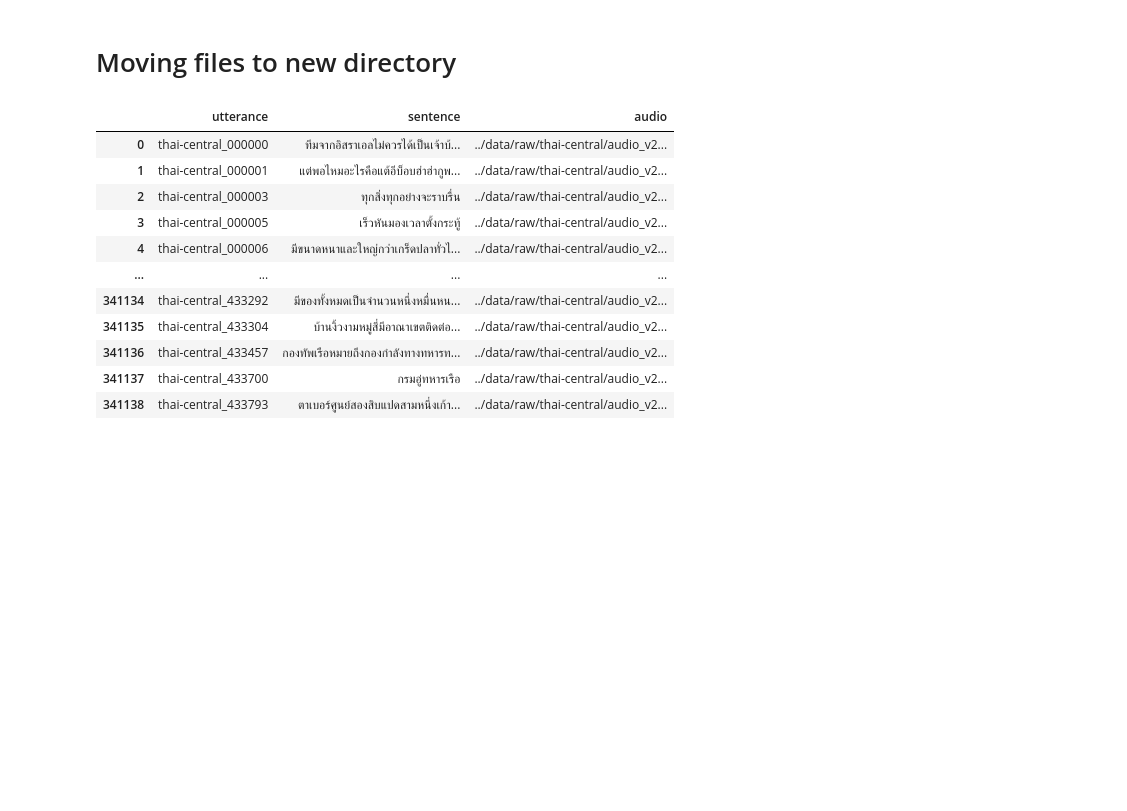
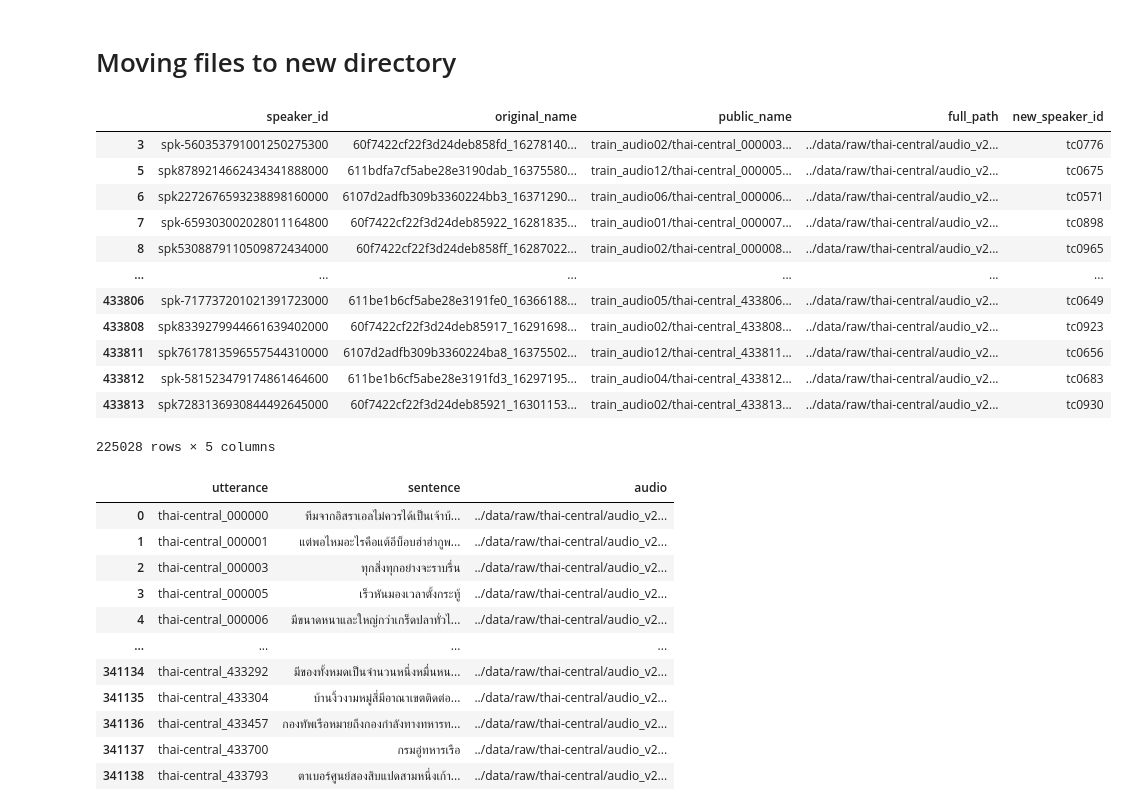
Before and after one commit to dubbing-ai/Restructure, a Jupyter notebook: converter/thai-central-to-vctk.ipynb, the cells around one changed output. Cells and saved outputs as stored; diff of their text form; code cells hidden in the pictures; blank space fills up the shorter version.

```diff
--- a/converter/thai-central-to-vctk.ipynb
+++ b/converter/thai-central-to-vctk.ipynb
@@ -39,13 +39,28 @@ df_filtered = df_filtered[df_filtered['speaker_id'].isin(valid_speakers)]
 # %%
 # Create new speaker ID mapping
 sorted_speakers = speaker_counts[speaker_counts >= 100].sort_values().index
 speaker_mapping = {
     spk: f'tc{i+1:04d}'
     for i, spk in enumerate(sorted_speakers)
 }
 
 # Add new speaker ID column
 df_filtered['new_speaker_id'] = df_filtered['speaker_id'].map(speaker_mapping)
+df_filtered
+# %% [output]
+|  | speaker_id | original_name | public_name | full_path | new_speaker_id |
+| 3 | spk-560353791001250275300 | 60f7422cf22f3d24deb858fd_16278140... | train_audio02/thai-central_000003... | ../data/raw/thai-central/audio_v2... | tc0776 |
+| 5 | spk8789214662434341888000 | 611bdfa7cf5abe28e3190dab_16375580... | train_audio12/thai-central_000005... | ../data/raw/thai-central/audio_v2... | tc0675 |
+| 6 | spk2272676593238898160000 | 6107d2adfb309b3360224bb3_16371290... | train_audio06/thai-central_000006... | ../data/raw/thai-central/audio_v2... | tc0571 |
+| 7 | spk-659303002028011164800 | 60f7422cf22f3d24deb85922_16281835... | train_audio01/thai-central_000007... | ../data/raw/thai-central/audio_v2... | tc0898 |
+| 8 | spk5308879110509872434000 | 60f7422cf22f3d24deb858ff_16287022... | train_audio02/thai-central_000008... | ../data/raw/thai-central/audio_v2... | tc0965 |
+| ... | ... | ... | ... | ... | ... |
+| 433806 | spk-717737201021391723000 | 611be1b6cf5abe28e3191fe0_16366188... | train_audio05/thai-central_433806... | ../data/raw/thai-central/audio_v2... | tc0649 |
+| 433808 | spk8339279944661639402000 | 60f7422cf22f3d24deb85917_16291698... | train_audio02/thai-central_433808... | ../data/raw/thai-central/audio_v2... | tc0923 |
+| 433811 | spk7617813596557544310000 | 6107d2adfb309b3360224ba8_16375502... | train_audio12/thai-central_433811... | ../data/raw/thai-central/audio_v2... | tc0656 |
+| 433812 | spk-581523479174861464600 | 611be1b6cf5abe28e3191fd3_16297195... | train_audio04/thai-central_433812... | ../data/raw/thai-central/audio_v2... | tc0683 |
+| 433813 | spk7283136930844492645000 | 60f7422cf22f3d24deb85921_16301153... | train_audio02/thai-central_433813... | ../data/raw/thai-central/audio_v2... | tc0930 |
+225028 rows × 5 columns
 # %%
 df_train = pd.read_csv("../data/raw/thai-central/train.csv")
 df_dev = pd.read_csv("../data/raw/thai-central/dev.csv")
```
Also changed, not shown: parts of 5 cells of this notebook.
